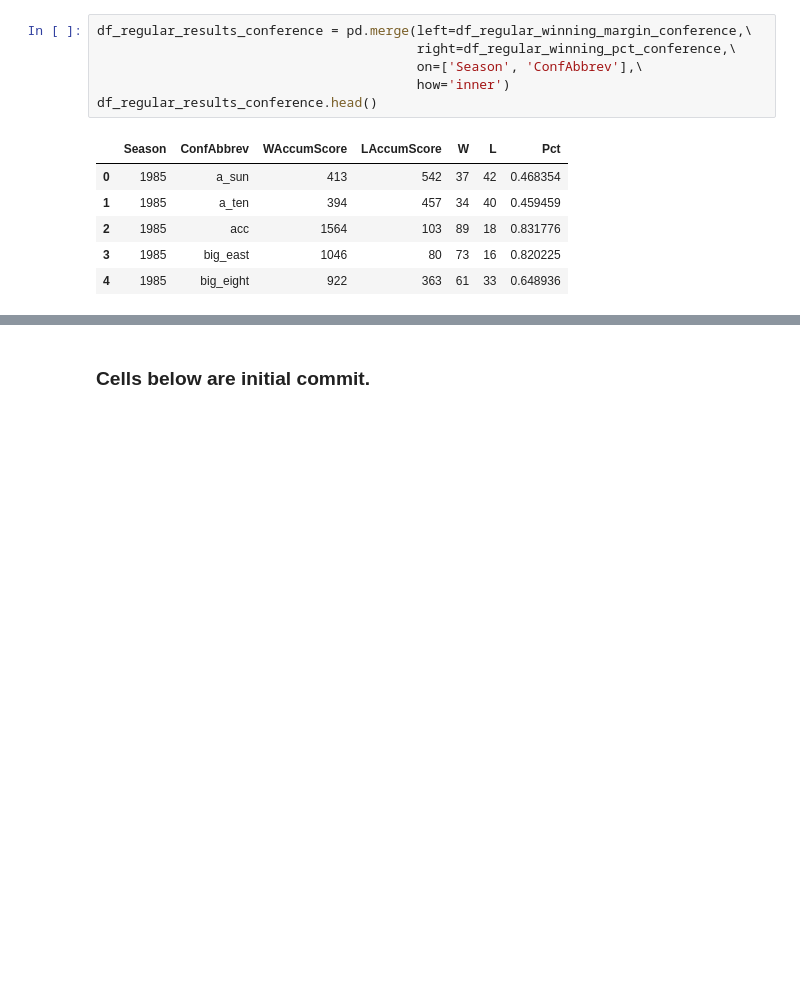
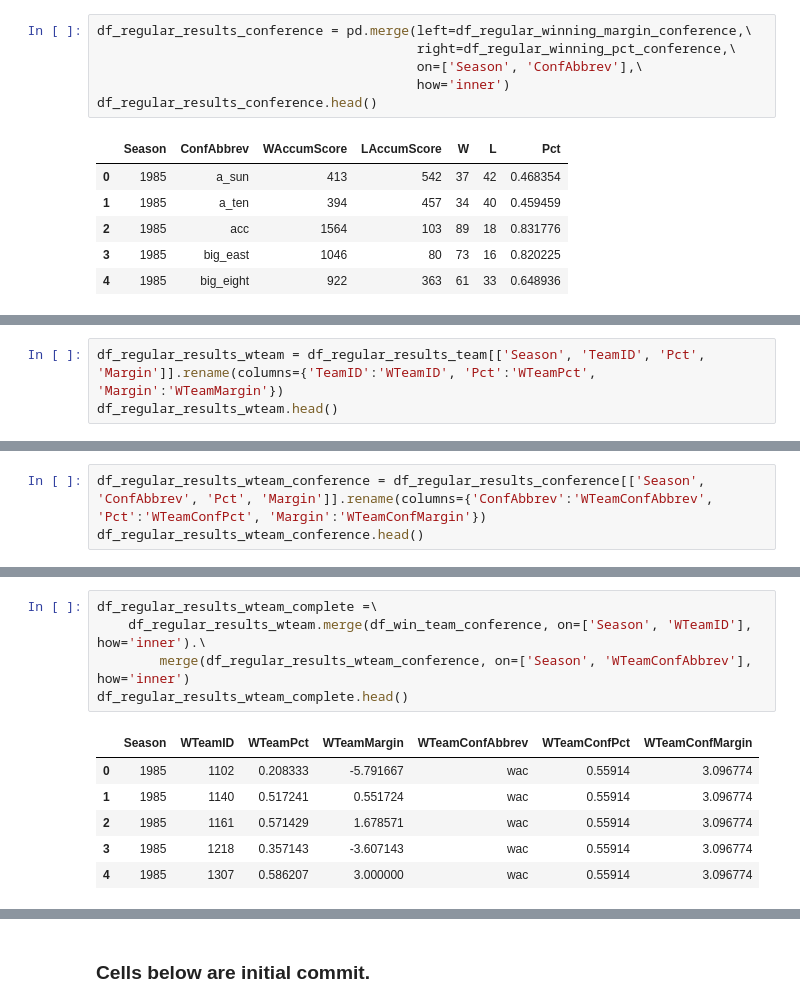
Before and after one commit to yuanjunyi/ncaa, a Jupyter notebook: ncaa.ipynb, the cells around one changed output, grey strips where cells are left out. Cells and saved outputs as stored; diff of their text form; blank space fills up the shorter version.

```diff
--- a/ncaa.ipynb
+++ b/ncaa.ipynb
@@ -308,0 +343,3 @@ df_regular_results_conference.head()
+# %%
+df_regular_results_wteam = df_regular_results_team[['Season', 'TeamID', 'Pct', 'Margin']].rename(columns={'TeamID':'WTeamID', 'Pct':'WTeamPct', 'Margin':'WTeamMargin'})
+df_regular_results_wteam.head()
@@ -308,0 +382,3 @@ df_regular_results_conference.head()
+# %%
+df_regular_results_wteam_conference = df_regular_results_conference[['Season', 'ConfAbbrev', 'Pct', 'Margin']].rename(columns={'ConfAbbrev':'WTeamConfAbbrev', 'Pct':'WTeamConfPct', 'Margin':'WTeamConfMargin'})
+df_regular_results_wteam_conference.head()
@@ -308,0 +420,12 @@ df_regular_results_conference.head()
+# %%
+df_regular_results_wteam_complete =\
+    df_regular_results_wteam.merge(df_win_team_conference, on=['Season', 'WTeamID'], how='inner').\
+        merge(df_regular_results_wteam_conference, on=['Season', 'WTeamConfAbbrev'], how='inner')
+df_regular_results_wteam_complete.head()
+# %% [output]
+|  | Season | WTeamID | WTeamPct | WTeamMargin | WTeamConfAbbrev | WTeamConfPct | WTeamConfMargin |
+| 0 | 1985 | 1102 | 0.208333 | -5.791667 | wac | 0.55914 | 3.096774 |
+| 1 | 1985 | 1140 | 0.517241 | 0.551724 | wac | 0.55914 | 3.096774 |
+| 2 | 1985 | 1161 | 0.571429 | 1.678571 | wac | 0.55914 | 3.096774 |
+| 3 | 1985 | 1218 | 0.357143 | -3.607143 | wac | 0.55914 | 3.096774 |
+| 4 | 1985 | 1307 | 0.586207 | 3.000000 | wac | 0.55914 | 3.096774 |
```
Also changed, not shown: parts of 17 cells of this notebook.
